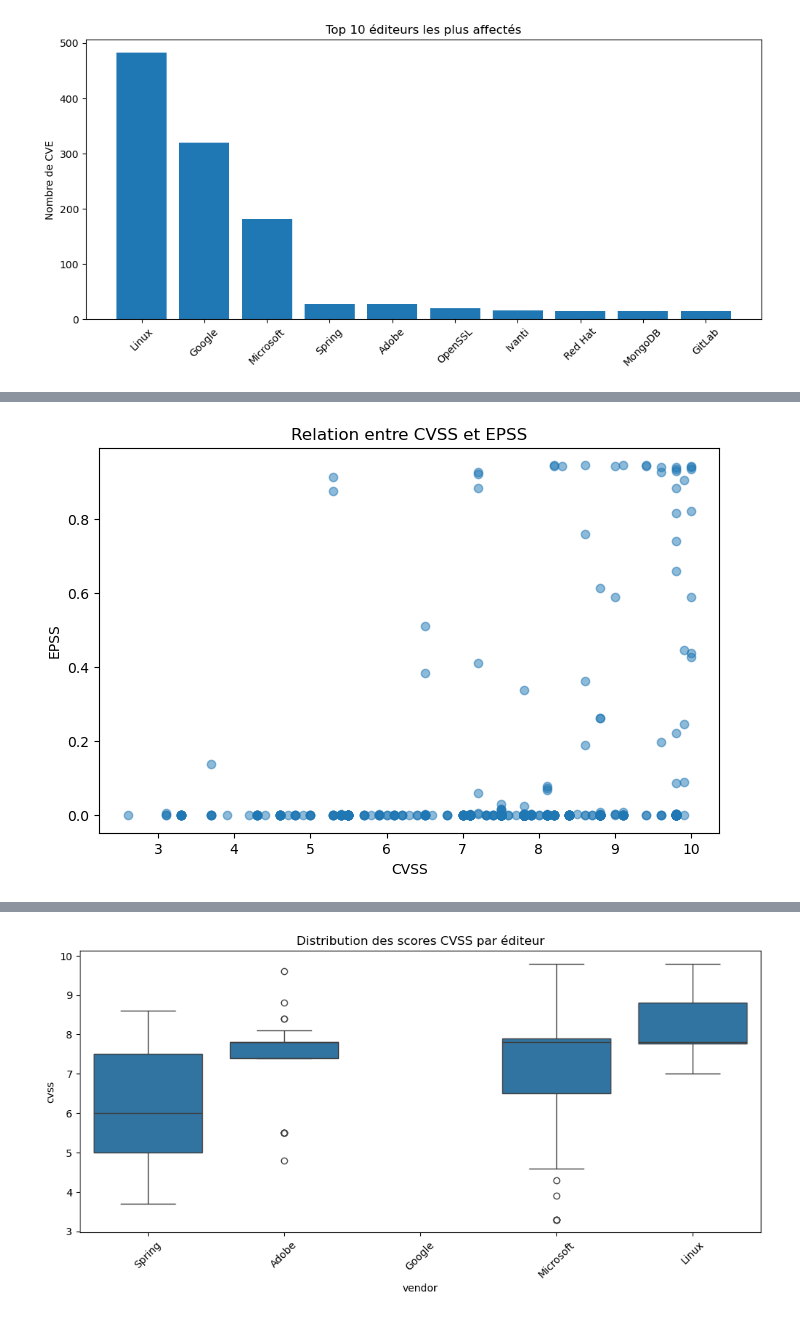
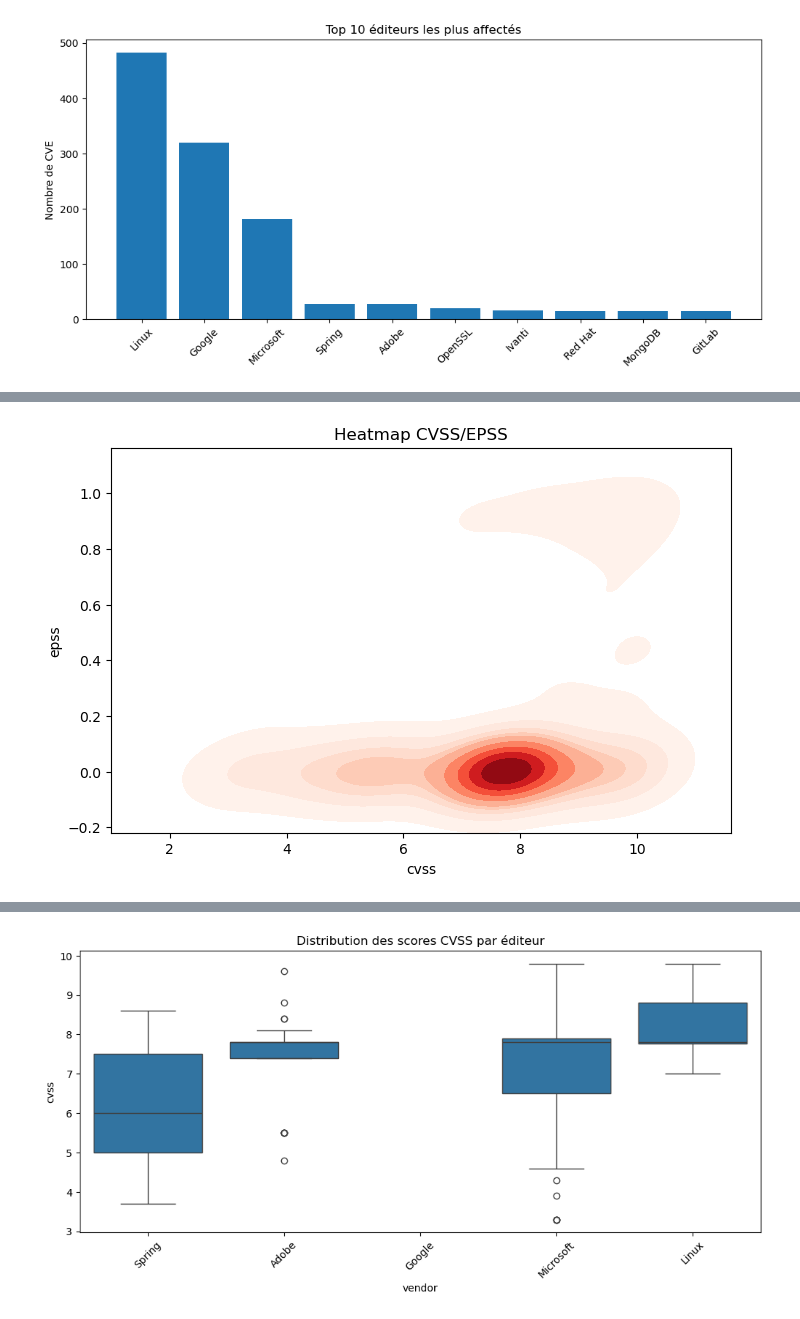
Before and after one commit to Yuushi000/Mastercamp_TD_Final_note, a Jupyter notebook: MC_TD_Final.ipynb, the cells around one changed output, grey strips where cells are left out. Drawn from its saved outputs; the diff is of its cells as text; code cells hidden in the pictures.

```diff
--- a/MC_TD_Final.ipynb
+++ b/MC_TD_Final.ipynb
@@ -598,18 +575,10 @@ plt.show()
 # %%
-#Relation CVSS vs EPSS
-plt.figure(figsize=(8,5))
-
-plt.scatter(
-    df_final_consolide["cvss"],
-    df_final_consolide["epss"],
-    alpha=0.5
-)
-
-plt.title("Relation entre CVSS et EPSS")
-
-plt.xlabel("CVSS")
-plt.ylabel("EPSS")
-
+#Relation CVSS vs EPSS Heatmap
+plt.figure(figsize=(8, 5))
+df_heat = df.dropna(subset=['cvss', 'epss'])
+df_heat = df_heat[(df_heat['cvss'] > 0) & (df_heat['epss'] > 0)]  # retire les zéros
+sns.kdeplot(x=df_heat['cvss'], y=df_heat['epss'], fill=True, cmap='Reds')
+plt.title('Heatmap CVSS/EPSS')
 plt.show()
 # %% [output]
-[figure, old version]
+[figure, new version]
```
Also changed, not shown: parts of 39 cells of this notebook.
